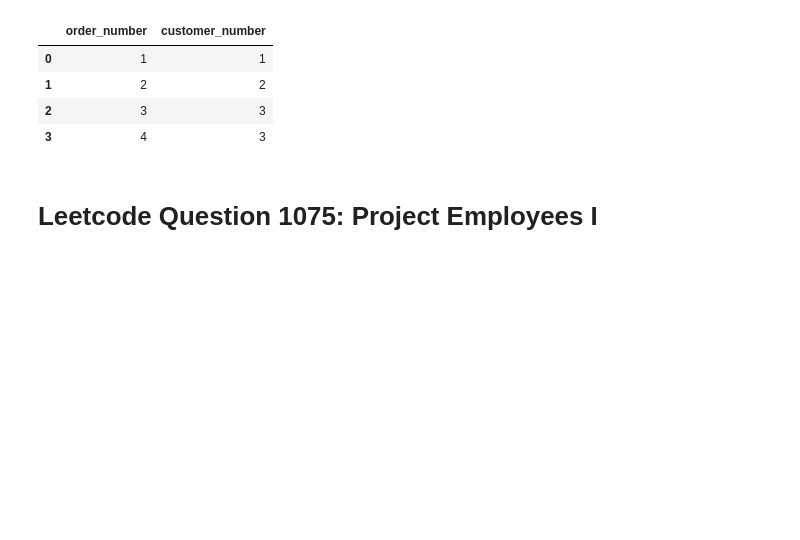
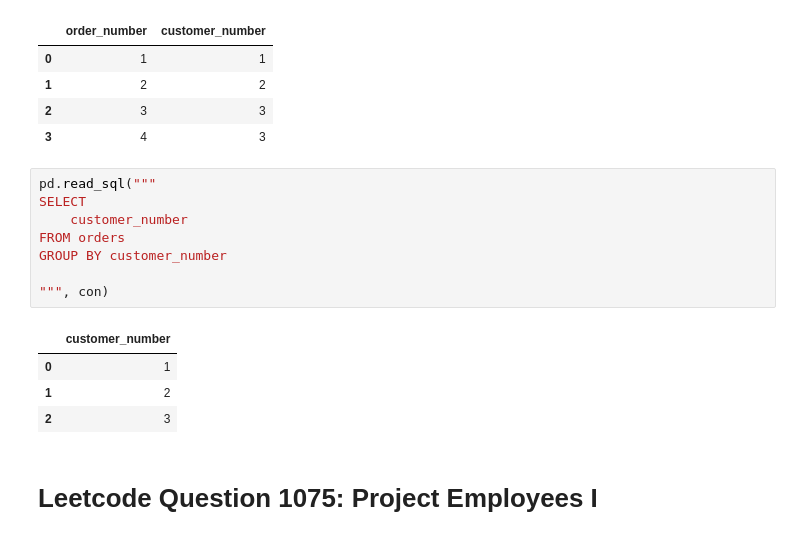
Before and after one commit to DanialArab/SQL, a Jupyter notebook: Leetcode_Database_Questions.ipynb, the cells around one changed output. Drawn from its saved outputs; the diff is of its cells as text; blank space fills up the shorter version.

```diff
--- a/Leetcode_Database_Questions.ipynb
+++ b/Leetcode_Database_Questions.ipynb
@@ -2297,6 +2297,19 @@ FROM orders
 | 1 | 2 | 2 |
 | 2 | 3 | 3 |
 | 3 | 4 | 3 |
+# %%
+pd.read_sql("""
+SELECT
+    customer_number
+FROM orders
+GROUP BY customer_number
+
+""", con)
+# %% [output]
+|  | customer_number |
+| 0 | 1 |
+| 1 | 2 |
+| 2 | 3 |
 # %% [markdown]
 # Leetcode Question 1075: Project Employees I
 # %%
```
Also changed, not shown: parts of 2 cells of this notebook.
